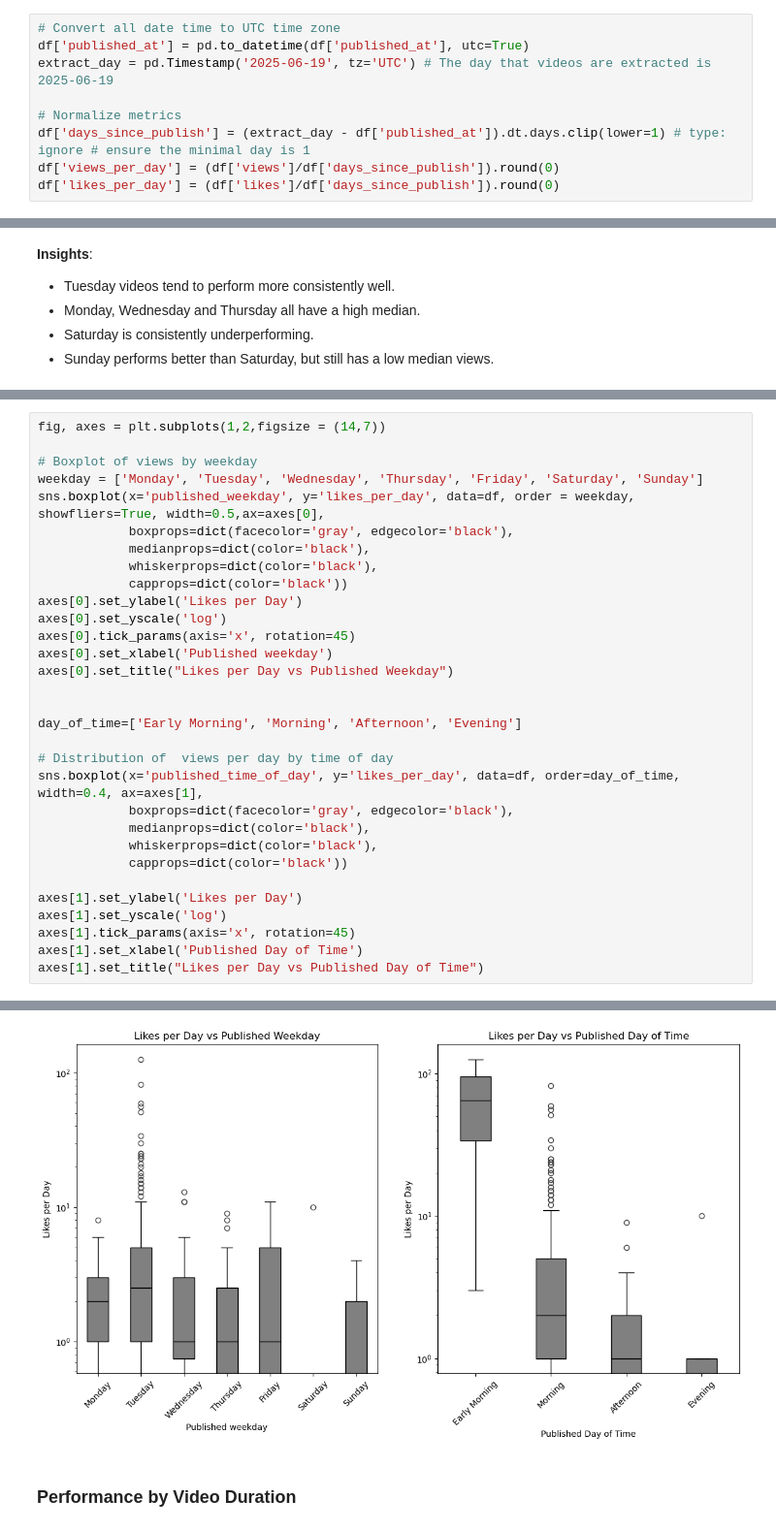
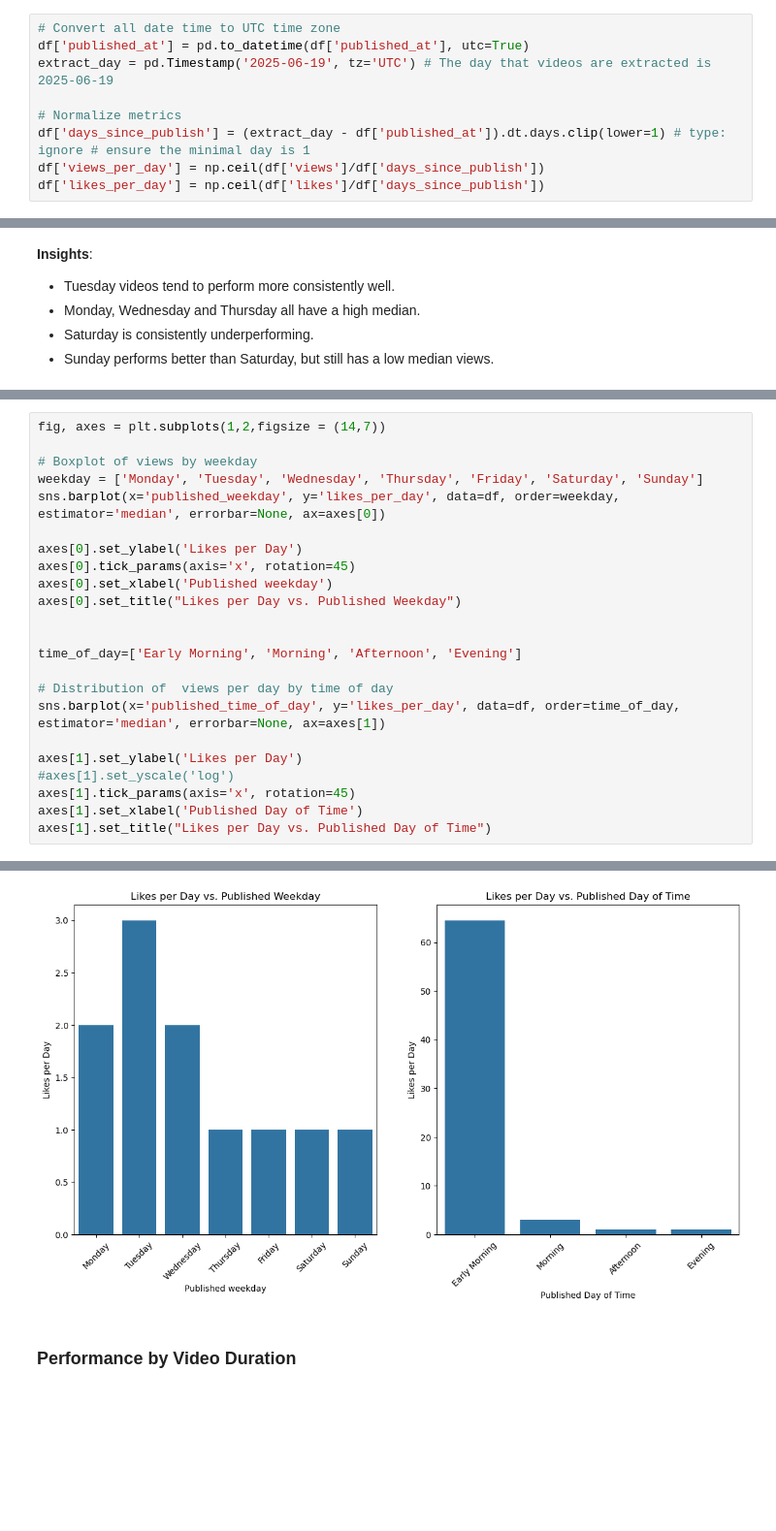
Before and after one commit to LiLuo086/alex-the-analyst-youtube-analysis, a Jupyter notebook: eda.ipynb, the cells around one changed output, grey strips where cells are left out. Shown at 97% size. Drawn from its saved outputs; the diff is of its cells as text; blank space fills up the shorter version.

```diff
--- a/eda.ipynb
+++ b/eda.ipynb
@@ -83,8 +84,8 @@ extract_day = pd.Timestamp('2025-06-19', tz='UTC') # The day that videos are ext
 
 # Normalize metrics
 df['days_since_publish'] = (extract_day - df['published_at']).dt.days.clip(lower=1) # type: ignore # ensure the minimal day is 1
-df['views_per_day'] = (df['views']/df['days_since_publish']).round(0)
-df['likes_per_day'] = (df['likes']/df['days_since_publish']).round(0)
+df['views_per_day'] = np.ceil(df['views']/df['days_since_publish'])
+df['likes_per_day'] = np.ceil(df['likes']/df['days_since_publish'])
 # %% [markdown]
 ### Binning Video Length
 # %%
@@ -355,30 +359,22 @@ fig, axes = plt.subplots(1,2,figsize = (14,7))
 
 # Boxplot of views by weekday
 weekday = ['Monday', 'Tuesday', 'Wednesday', 'Thursday', 'Friday', 'Saturday', 'Sunday']
-sns.boxplot(x='published_weekday', y='likes_per_day', data=df, order = weekday, showfliers=True, width=0.5,ax=axes[0],
-            boxprops=dict(facecolor='gray', edgecolor='black'),
-            medianprops=dict(color='black'),
-            whiskerprops=dict(color='black'),
-            capprops=dict(color='black'))
+sns.barplot(x='published_weekday', y='likes_per_day', data=df, order=weekday, estimator='median', errorbar=None, ax=axes[0])
+
 axes[0].set_ylabel('Likes per Day')
-axes[0].set_yscale('log')
 axes[0].tick_params(axis='x', rotation=45)
 axes[0].set_xlabel('Published weekday')
-axes[0].set_title("Likes per Day vs Published Weekday")
+axes[0].set_title("Likes per Day vs. Published Weekday")
 
 
-day_of_time=['Early Morning', 'Morning', 'Afternoon', 'Evening']
+time_of_day=['Early Morning', 'Morning', 'Afternoon', 'Evening']
 
 # Distribution of  views per day by time of day
-sns.boxplot(x='published_time_of_day', y='likes_per_day', data=df, order=day_of_time, width=0.4, ax=axes[1],
-            boxprops=dict(facecolor='gray', edgecolor='black'),
-            medianprops=dict(color='black'),
-            whiskerprops=dict(color='black'),
-            capprops=dict(color='black'))
+sns.barplot(x='published_time_of_day', y='likes_per_day', data=df, order=time_of_day, estimator='median', errorbar=None, ax=axes[1])
 
 axes[1].set_ylabel('Likes per Day')
-axes[1].set_yscale('log')
+#axes[1].set_yscale('log')
 axes[1].tick_params(axis='x', rotation=45)
 axes[1].set_xlabel('Published Day of Time')
-axes[1].set_title("Likes per Day vs Published Day of Time")
+axes[1].set_title("Likes per Day vs. Published Day of Time")
 # %% [output]
@@ -386,4 +382,4 @@ Text(0.5, 1.0, 'Likes per Day vs Published Day of Time')
-[figure, old version]
+[figure, new version]
 # %% [markdown]
 ### Performance by Video Duration
 # %%
```
Also changed, not shown: parts of 28 cells of this notebook.
